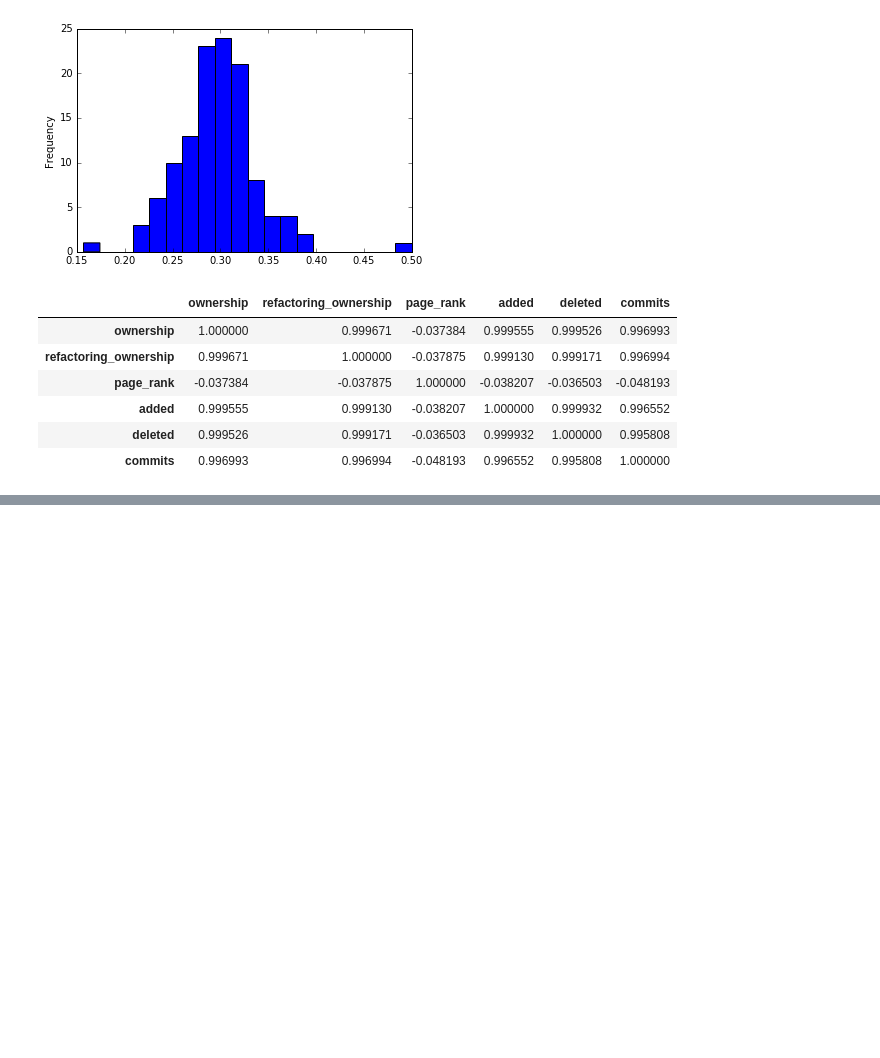
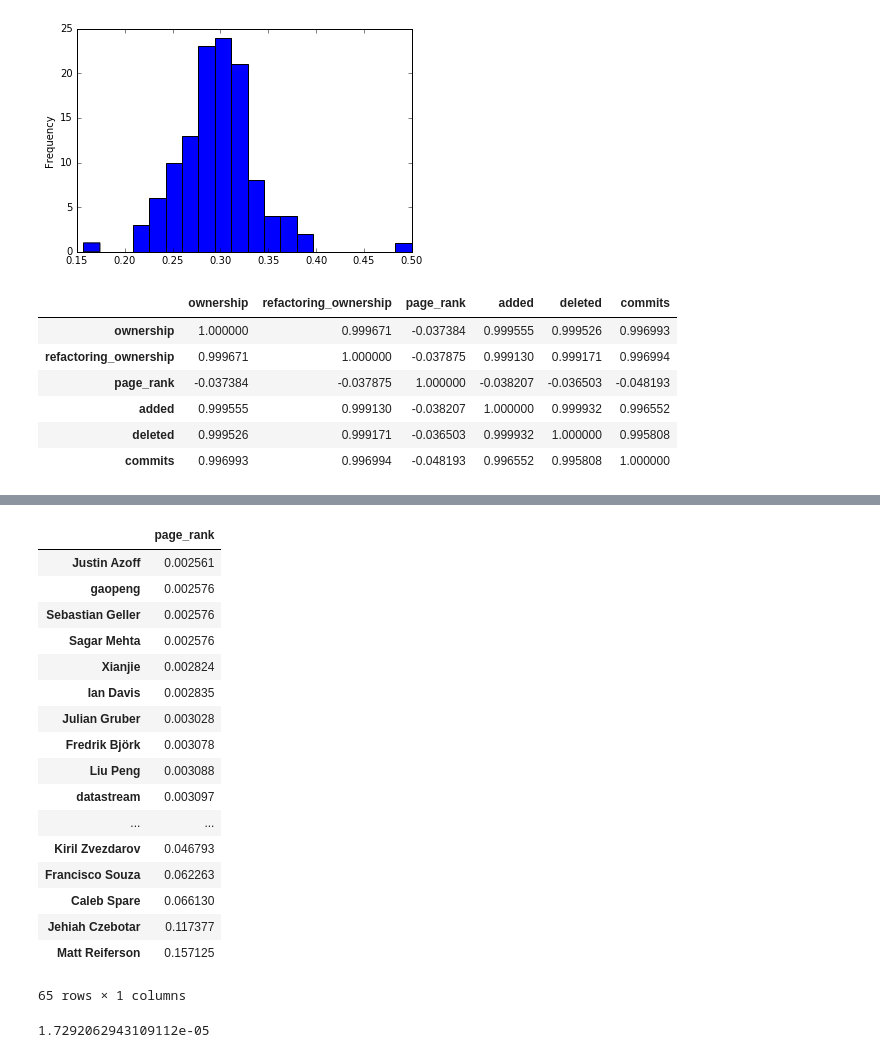
Before and after one commit to janisz/buf-factor-calculator, a Jupyter notebook: Untitled.ipynb, the cells around one changed output, grey strips where cells are left out. Drawn from its saved outputs; the diff is of its cells as text; code cells hidden in the pictures; blank space fills up the shorter version.

```diff
--- a/Untitled.ipynb
+++ b/Untitled.ipynb
@@ -69,0 +81,21 @@ authors_full.corr()
+# %%
+page_rank.sort_values(by="page_rank")
+# %% [output]
+|  | page_rank |
+| Justin Azoff | 0.002561 |
+| gaopeng | 0.002576 |
+| Sebastian Geller | 0.002576 |
+| Sagar Mehta | 0.002576 |
+| Xianjie | 0.002824 |
+| Ian Davis | 0.002835 |
+| Julian Gruber | 0.003028 |
+| Fredrik Björk | 0.003078 |
+| Liu Peng | 0.003088 |
+| datastream | 0.003097 |
+| ... | ... |
+| Kiril Zvezdarov | 0.046793 |
+| Francisco Souza | 0.062263 |
+| Caleb Spare | 0.066130 |
+| Jehiah Czebotar | 0.117377 |
+| Matt Reiferson | 0.157125 |
+65 rows × 1 columns
@@ -69,0 +106,4 @@ authors_full.corr()
+# %%
+authors_full['commits'].T.to_dict()['ayouwei']
+# %% [output]
+1.7292062943109112e-05
```
Also changed, not shown: parts of 15 cells of this notebook, 1 other file.
